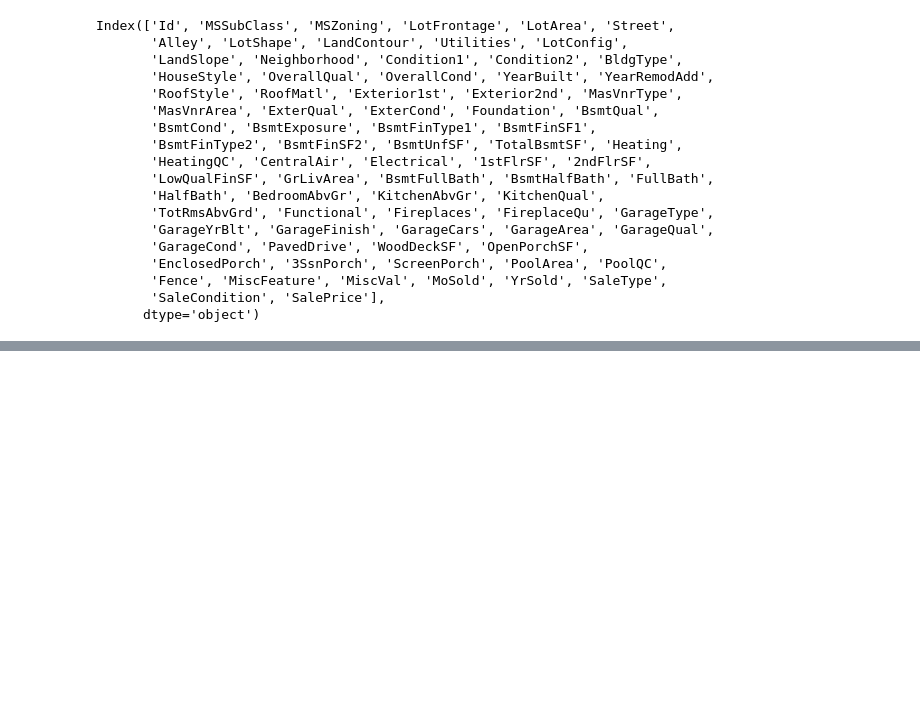
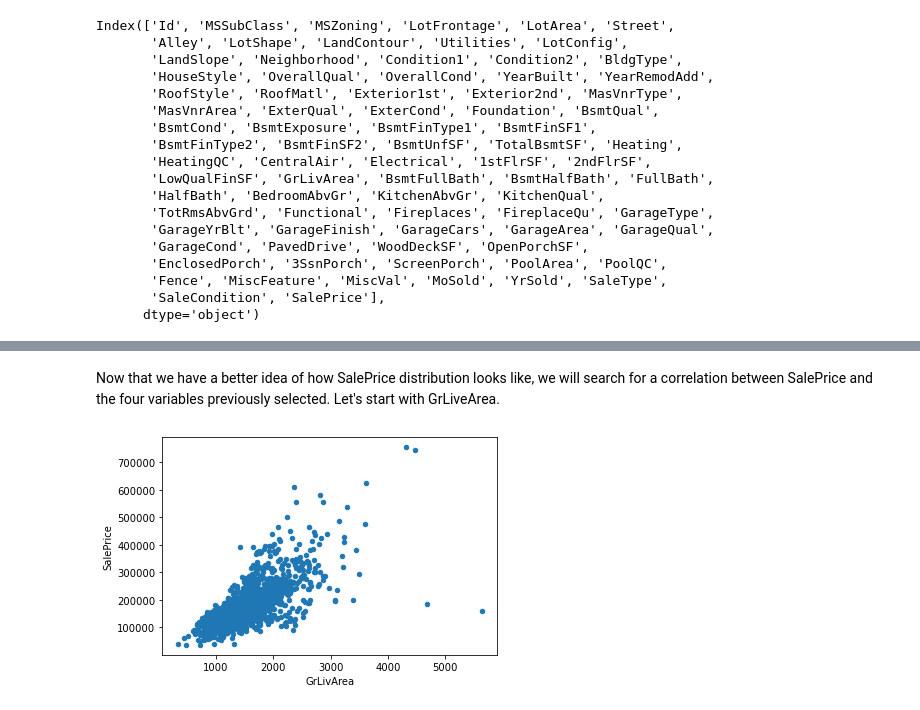
Before and after one commit to alimus22/ds_projects, a Jupyter notebook: house_prices/house_prices.ipynb, the cells around one changed output, grey strips where cells are left out. Drawn from its saved outputs; the diff is of its cells as text; code cells hidden in the pictures; blank space fills up the shorter version.

Commit message:
Analyzed selected continuous variables relation with independant variable.

```diff
--- a/house_prices/house_prices.ipynb
+++ b/house_prices/house_prices.ipynb
@@ -41,0 +70,7 @@ Before proceeding to further data analysis, we must know what variable to focus
+# %% [markdown]
+Now that we have a better idea of how SalePrice distribution looks like, we will search for a correlation between SalePrice and the four variables previously selected. Let's start with GrLiveArea.
+# %%
+data = pd.concat([df_train['SalePrice'], df_train['GrLivArea']], axis=1);
+data.plot.scatter(x='GrLivArea', y='SalePrice', ylim=(0.9));
+# %% [output]
+[figure, added]
```
Also changed, not shown: parts of 10 cells of this notebook.
